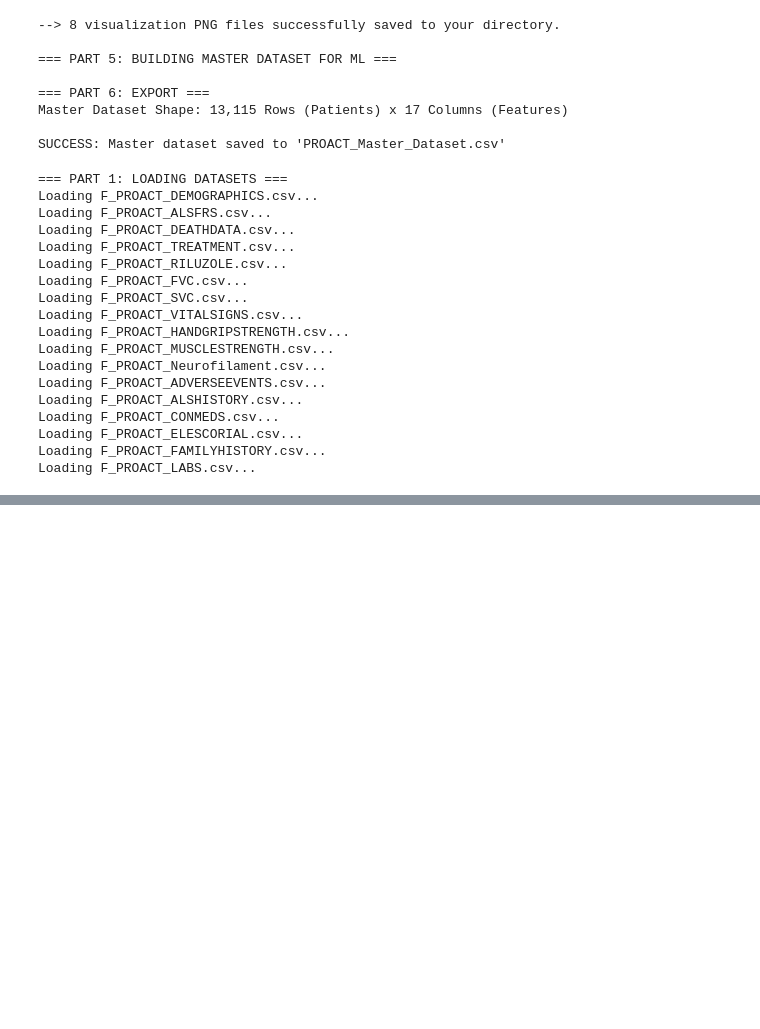
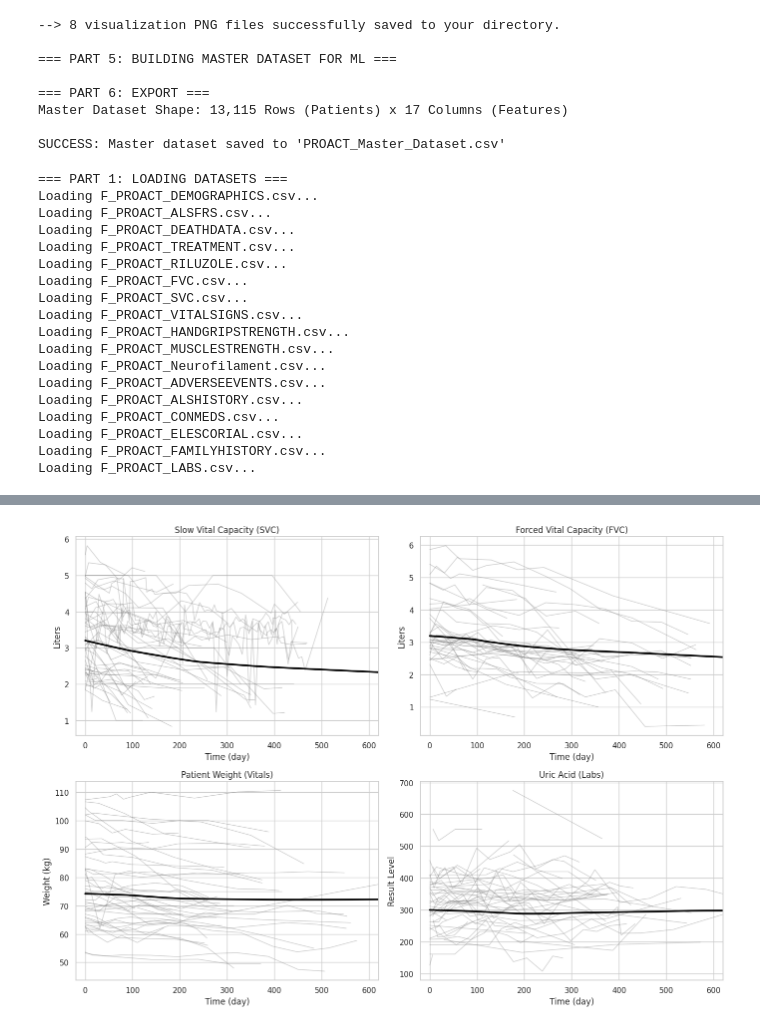
Before and after one commit to Zhennan-Wu/gnpc_explor, a Jupyter notebook: src/pro-act_explor.ipynb, the cells around one changed output, grey strips where cells are left out. Saved outputs shown, nothing was run; the diff lists cells and outputs as text; code cells hidden in the pictures; blank space fills up the shorter version.

```diff
--- a/src/pro-act_explor.ipynb
+++ b/src/pro-act_explor.ipynb
@@ -419,0 +774,85 @@ memory usage: 12.4+ MB
+# %%
+import pandas as pd
+import numpy as np
+import matplotlib.pyplot as plt
+import seaborn as sns
+
+def plot_trajectory(df, subj_col, time_col, val_col, title, ylabel, ax):
+    """Helper function to plot 50 random patients and a population LOESS curve."""
+    df_clean = df.copy()
+    df_clean[time_col] = pd.to_numeric(df_clean[time_col], errors='coerce')
+    df_clean[val_col] = pd.to_numeric(df_clean[val_col], errors='coerce')
+    df_clean = df_clean.dropna(subset=[subj_col, time_col, val_col])
+
+    # Filter to only include post-baseline visits (Delta >= 0)
+    df_clean = df_clean[df_clean[time_col] >= 0]
+
+    if df_clean.empty:
+        ax.set_title(f"{title} (No Data)")
+        return
+
+    np.random.seed(42)
+    unique_subjects = df_clean[subj_col].unique()
+    num_samples = min(50, len(unique_subjects))
+    random_subjects = np.random.choice(unique_subjects, size=num_samples, replace=False)
+
+    df_sample = df_clean[df_clean[subj_col].isin(random_subjects)]
+
+    # 1. Plot individual thin grey lines
+    for subject in random_subjects:
+        subj_data = df_sample[df_sample[subj_col] == subject].sort_values(time_col)
+        ax.plot(subj_data[time_col], subj_data[val_col], color='grey', alpha=0.4, linewidth=1)
+
+    # 2. Plot LOESS curve
+    sns.regplot(
+        data=df_clean, x=time_col, y=val_col,
+        scatter=False, lowess=True, color='black',
+        line_kws={'linewidth': 2.5}, ax=ax
+    )
+
+    ax.set_title(title)
+    ax.set_xlabel('Time (day)')
+    ax.set_ylabel(ylabel)
+    ax.set_xlim(-20, 620)
+
+# ==========================================
+# GENERATE THE 2x2 PLOT GRID
+# ==========================================
+print("Generating trajectory plots with unit-corrected data...")
+
+fig, axes = plt.subplots(2, 2, figsize=(14, 10))
+axes = axes.flatten()
+
+# 1. SVC Trajectory (Targeting Trial_1 specifically)
+df_svc = datasets.get('svc')
+if df_svc is not None:
+    plot_trajectory(df_svc, 'subject_id', 'Slow_vital_Capacity_Delta', 'Subject_Liters_Trial_1',
+                    "Slow Vital Capacity (SVC)", "Liters", axes[0])
+
+# 2. FVC Trajectory (Targeting Trial_1 specifically)
+df_fvc = datasets.get('fvc')
+if df_fvc is not None:
+    plot_trajectory(df_fvc, 'subject_id', 'Forced_Vital_Capacity_Delta', 'Subject_Liters_Trial_1',
+                    "Forced Vital Capacity (FVC)", "Liters", axes[1])
+
+# 3. Vitals Trajectory (Standardizing Lbs to Kg)
+df_vit = datasets.get('vitals').copy()
+if df_vit is not None:
+    # Convert pounds to kilograms where necessary
+    is_lbs = df_vit['Weight_Units'].astype(str).str.lower().str.contains('lb', na=False)
+    df_vit.loc[is_lbs, 'Weight'] = df_vit.loc[is_lbs, 'Weight'] * 0.453592
+
+    plot_trajectory(df_vit, 'subject_id', 'Vital_Signs_Delta', 'Weight',
+                    "Patient Weight (Vitals)", "Weight (kg)", axes[2])
+
+# 4. Labs Trajectory (Uric Acid)
+df_labs = datasets.get('labs')
+if df_labs is not None:
+    # Filter the long-format labs table for just Uric Acid
+    df_uric = df_labs[df_labs['Test_Name'].astype(str).str.contains('Uric Acid', case=False, na=False)]
+    plot_trajectory(df_uric, 'subject_id', 'Laboratory_Delta', 'Test_Result',
+                    "Uric Acid (Labs)", "Result Level", axes[3])
+
+plt.tight_layout()
+plt.show()
+# %% [output]
@@ -419,0 +860 @@ memory usage: 12.4+ MB
+[figure, added]
```
Also changed, not shown: parts of 11 cells of this notebook, 6 other files.
